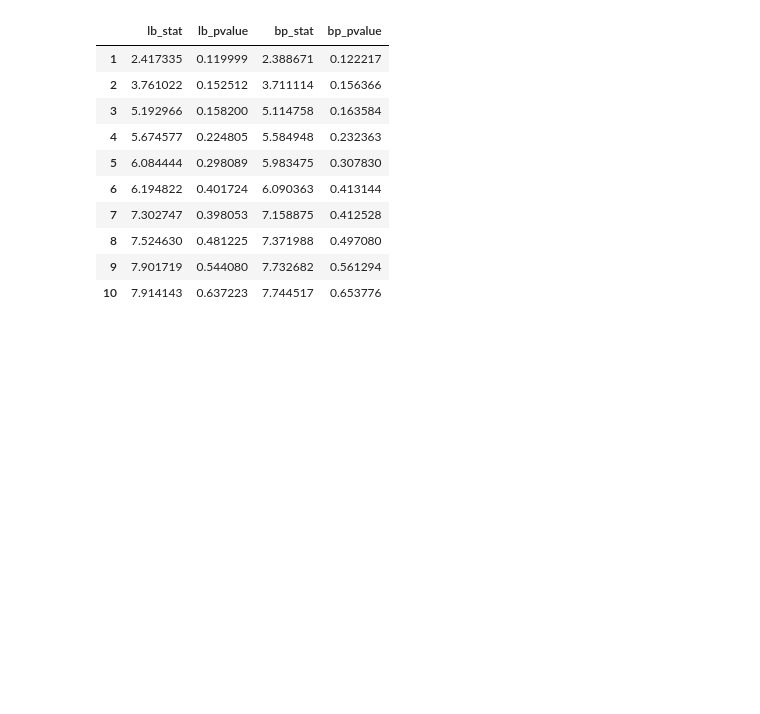
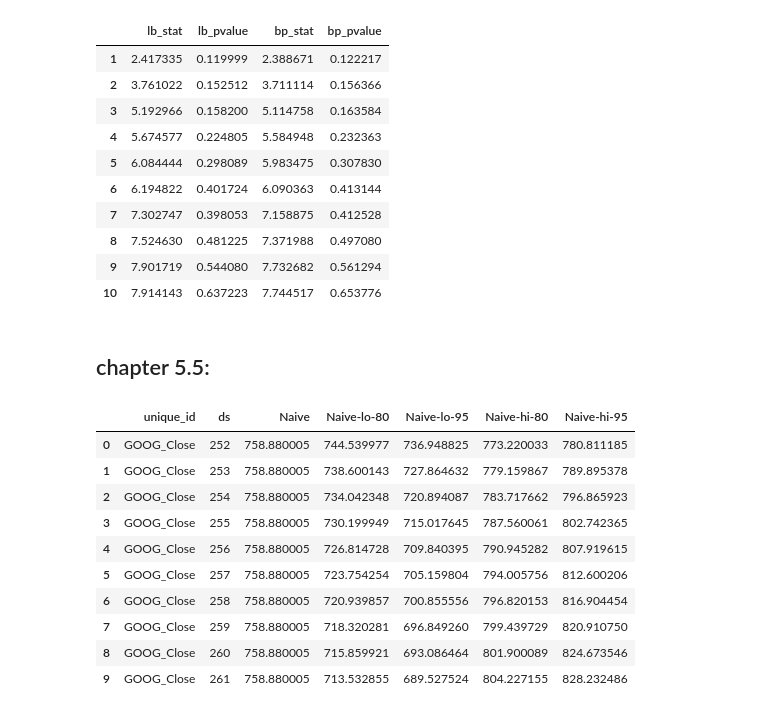
Before and after one commit to Minajamfum/forecasting, a Jupyter notebook: chapter5.ipynb, the cells around one changed output. Cells and saved outputs as stored; diff of their text form; code cells hidden in the pictures; blank space fills up the shorter version.

Commit message:
chapter 5.5

```diff
--- a/chapter5.ipynb
+++ b/chapter5.ipynb
@@ -481,3 +481,26 @@ resid_test
 | 8 | 7.524630 | 0.481225 | 7.371988 | 0.497080 |
 | 9 | 7.901719 | 0.544080 | 7.732682 | 0.561294 |
 | 10 | 7.914143 | 0.637223 | 7.744517 | 0.653776 |
+# %% [markdown]
+## chapter 5.5:
+# %%
+import numpy as np
+
+train = goog_df.loc[lambda x: x["ds"].dt.year == 2015].copy()
+train["ds"] = np.arange(len(train))
+naive_method = Naive()
+sf = StatsForecast(models=[naive_method], freq=1)
+fcasts = sf.forecast(df=train, h=10, level=[80, 95])
+fcasts
+# %% [output]
+|  | unique_id | ds | Naive | Naive-lo-80 | Naive-lo-95 | Naive-hi-80 | Naive-hi-95 |
+| 0 | GOOG_Close | 252 | 758.880005 | 744.539977 | 736.948825 | 773.220033 | 780.811185 |
+| 1 | GOOG_Close | 253 | 758.880005 | 738.600143 | 727.864632 | 779.159867 | 789.895378 |
+| 2 | GOOG_Close | 254 | 758.880005 | 734.042348 | 720.894087 | 783.717662 | 796.865923 |
+| 3 | GOOG_Close | 255 | 758.880005 | 730.199949 | 715.017645 | 787.560061 | 802.742365 |
+| 4 | GOOG_Close | 256 | 758.880005 | 726.814728 | 709.840395 | 790.945282 | 807.919615 |
+| 5 | GOOG_Close | 257 | 758.880005 | 723.754254 | 705.159804 | 794.005756 | 812.600206 |
+| 6 | GOOG_Close | 258 | 758.880005 | 720.939857 | 700.855556 | 796.820153 | 816.904454 |
+| 7 | GOOG_Close | 259 | 758.880005 | 718.320281 | 696.849260 | 799.439729 | 820.910750 |
+| 8 | GOOG_Close | 260 | 758.880005 | 715.859921 | 693.086464 | 801.900089 | 824.673546 |
+| 9 | GOOG_Close | 261 | 758.880005 | 713.532855 | 689.527524 | 804.227155 | 828.232486 |
```
Also changed, not shown: parts of 4 cells of this notebook.
